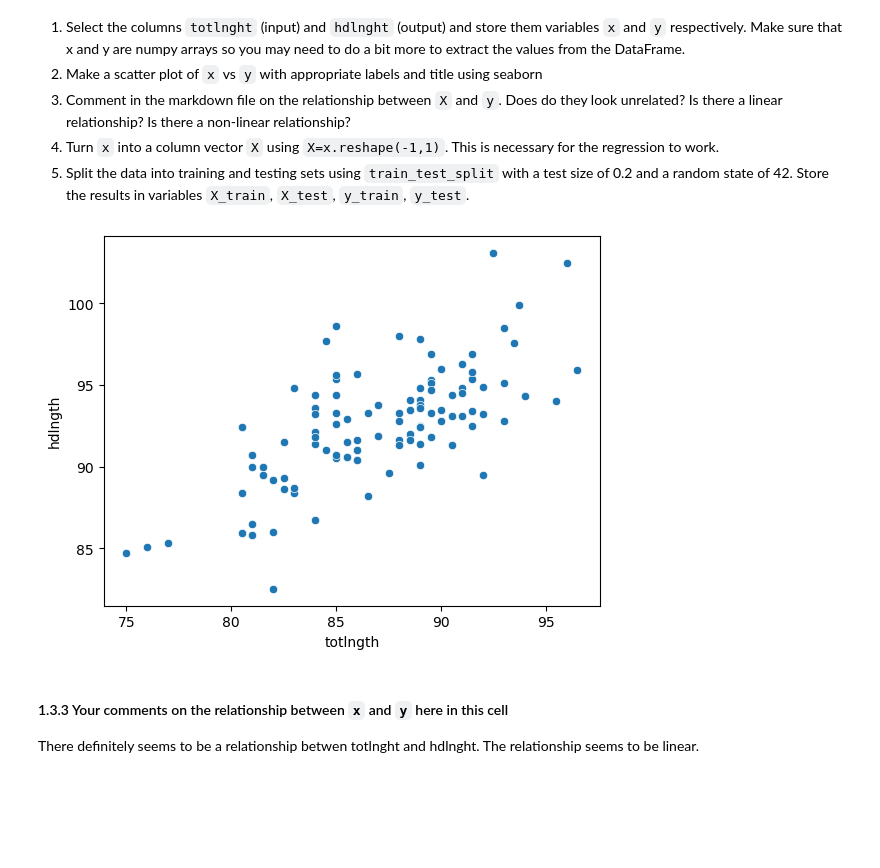
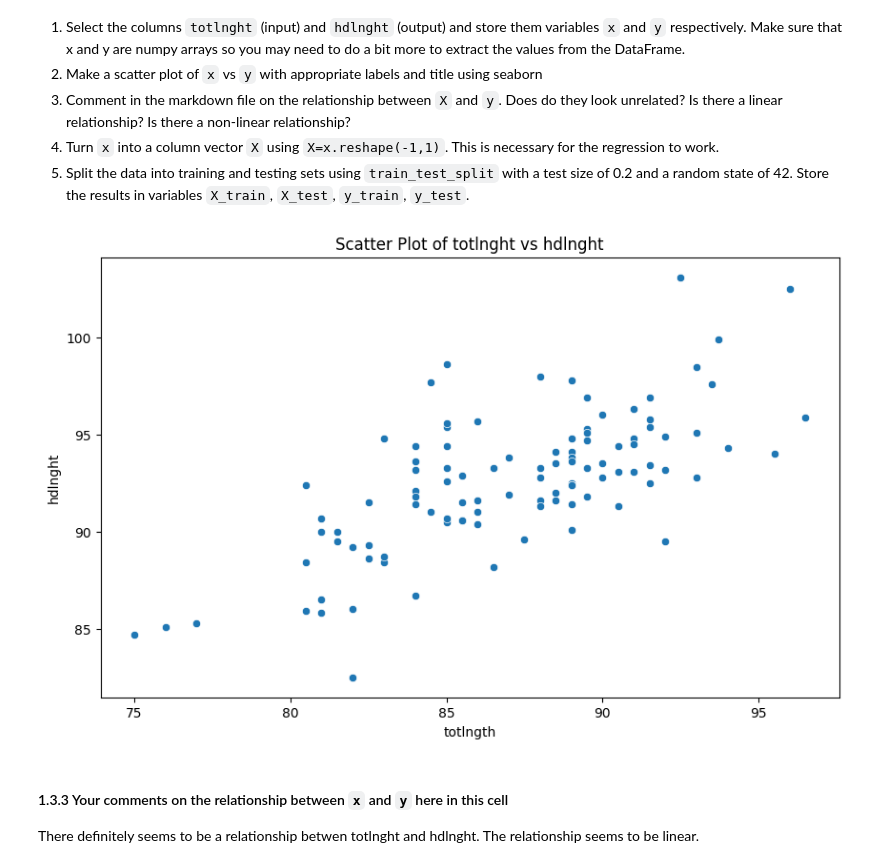
Before and after one commit to DataScienceAndEngineering/final-programming-part-question-1-mjyoti000, a Jupyter notebook: Final PPQ1--Regression.ipynb, the cells around one changed output. Drawn from its saved outputs; the diff is of its cells as text; code cells hidden in the pictures; blank space fills up the shorter version.

```diff
--- a/Final PPQ1--Regression.ipynb
+++ b/Final PPQ1--Regression.ipynb
@@ -27,6 +27,10 @@ Load a csv from the URL https://bit.ly/possumcsv and store it as a pandas DataFr
 # %%
 # 1.1 Load data code here
 
+url = "https://bit.ly/possumcsv"
+possum_df = pd.read_csv(url)
+
+print(possum_df.head())
 
 # Leave the code in this cell below unchanged. Use print if output is desired
 score['1.1'] = 1
@@ -102,19 +139,25 @@ max     43.000000   77.900000   56.200000   17.800000   32.000000   40.000000
 5. Split the data into training and testing sets using `train_test_split` with a test size of 0.2 and a random state of 42. Store the results in variables `X_train`, `X_test`, `y_train`, `y_test`.
 # %%
 #### 1.3.1 x and y
-
+x = possum_df['totlngth'].values
+y = possum_df['hdlngth'].values
 
 # Leave the code in this cell below unchanged. Use print if output is desired
 score['1.3.1'] = 1
 # %%
 #### 1.3.2 graph
-
+plt.figure(figsize=(10, 6))
+sns.scatterplot(x=x, y=y)
+plt.title('Scatter Plot of totlnght vs hdlnght')
+plt.xlabel('totlngth')
+plt.ylabel('hdlnght')
+plt.show()
 
 
 # Leave the code in this cell below unchanged. Use print if output is desired
 score['1.3.2'] = 2
 # %% [output]
-[figure, old version]
+[figure, new version]
 # %% [markdown]
 #### 1.3.3 Your comments on the relationship between `x` and `y` here in this cell
 
```
Also changed, not shown: parts of 18 cells of this notebook.
